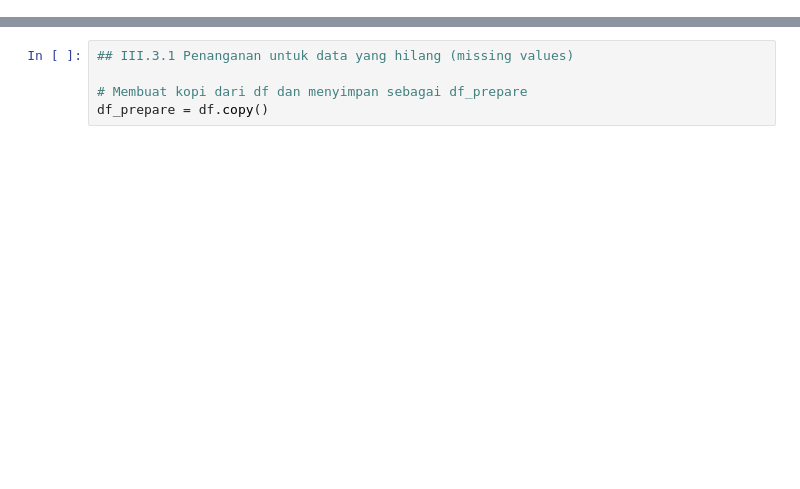
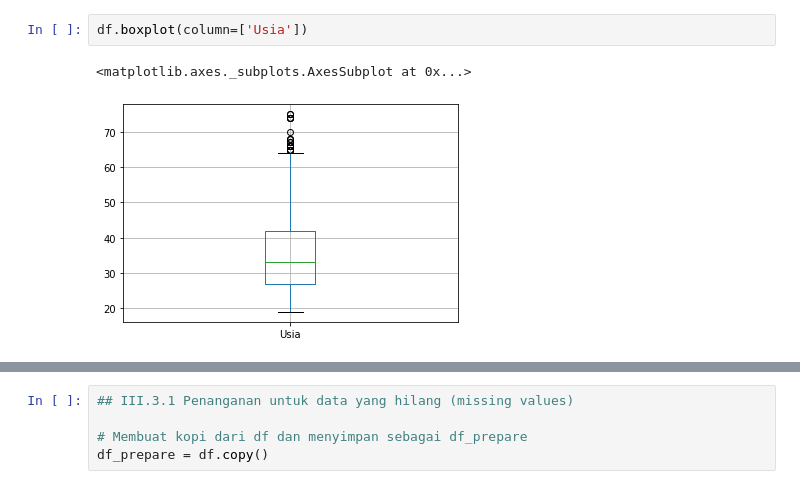
Before and after one commit to IndraLukasTjahaja/Python201_Modeling, a Jupyter notebook: Credit_Risk_In_Banking_Fintech.ipynb, the cells around one changed output, grey strips where cells are left out. Drawn from its saved outputs; the diff is of its cells as text; blank space fills up the shorter version.

```diff
--- a/Credit_Risk_In_Banking_Fintech.ipynb
+++ b/Credit_Risk_In_Banking_Fintech.ipynb
@@ -117,0 +219,5 @@ df.boxplot(by='default',column=['age'])
+# %%
+df.boxplot(column=['Usia'])
+# %% [output]
+<matplotlib.axes._subplots.AxesSubplot at 0x...>
+[figure, added]
```
Also changed, not shown: parts of 90 cells of this notebook.
